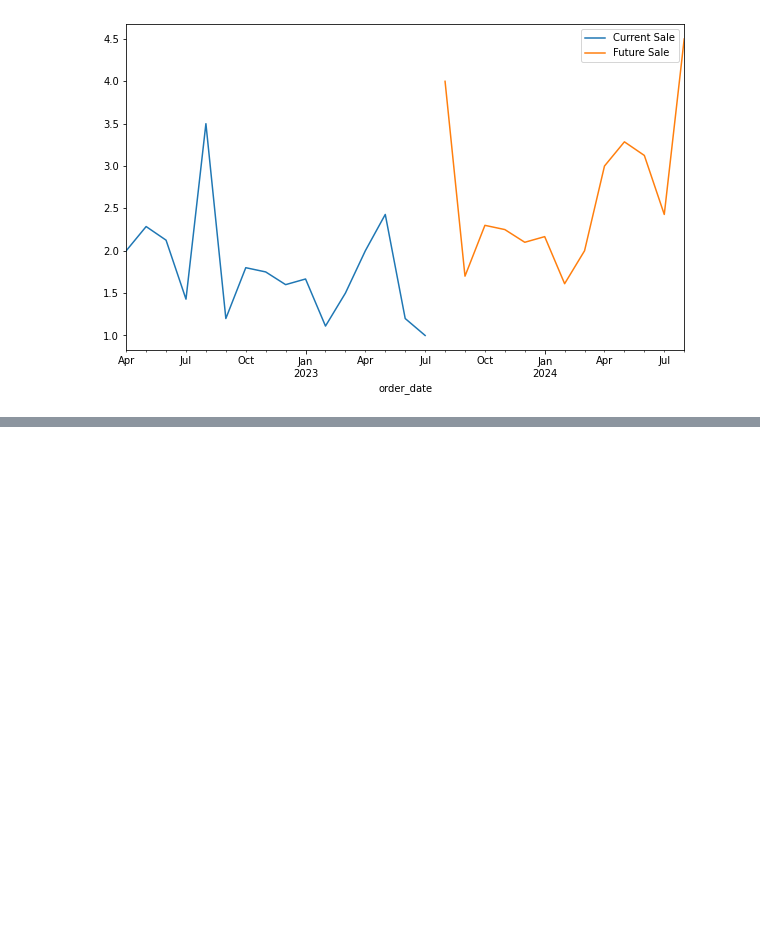
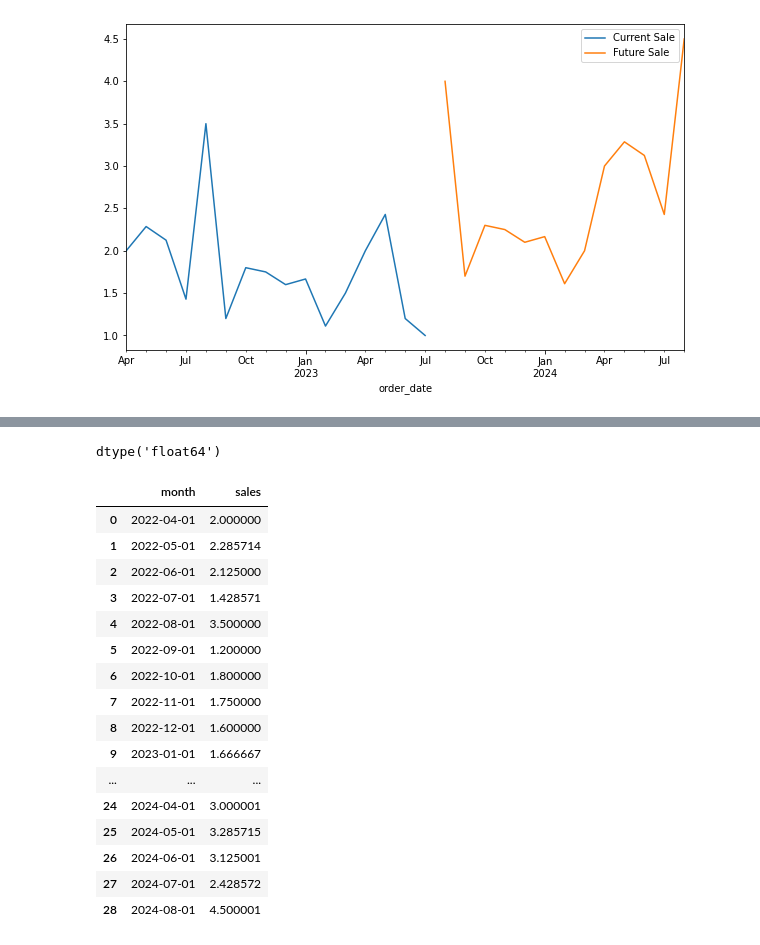
Before and after one commit to kevanoktavio/CloudWine_DemandPrediction, a Jupyter notebook: development/notebooks/kevan_model.ipynb, the cells around one changed output, grey strips where cells are left out. Cells and saved outputs as stored; diff of their text form; code cells hidden in the pictures; blank space fills up the shorter version.

```diff
--- a/development/notebooks/kevan_model.ipynb
+++ b/development/notebooks/kevan_model.ipynb
@@ -410,0 +432,28 @@ future_sale.plot(legend= True, label='Future Sale')
+# %%
+y.dtype
+# %% [output]
+dtype('float64')
+# %%
+for_front_end = pd.concat([y, future_sale])
+for_front_end = for_front_end.reset_index()
+for_front_end = for_front_end.rename(columns={"index": "month", 0: "sales"})
+for_front_end.to_csv('../datasets/demand_prediction_sarimax_sample.csv', index=False)
+for_front_end
+# %% [output]
+|  | month | sales |
+| 0 | 2022-04-01 | 2.000000 |
+| 1 | 2022-05-01 | 2.285714 |
+| 2 | 2022-06-01 | 2.125000 |
+| 3 | 2022-07-01 | 1.428571 |
+| 4 | 2022-08-01 | 3.500000 |
+| 5 | 2022-09-01 | 1.200000 |
+| 6 | 2022-10-01 | 1.800000 |
+| 7 | 2022-11-01 | 1.750000 |
+| 8 | 2022-12-01 | 1.600000 |
+| 9 | 2023-01-01 | 1.666667 |
+| ... | ... | ... |
+| 24 | 2024-04-01 | 3.000001 |
+| 25 | 2024-05-01 | 3.285715 |
+| 26 | 2024-06-01 | 3.125001 |
+| 27 | 2024-07-01 | 2.428572 |
+| 28 | 2024-08-01 | 4.500001 |
```
Also changed, not shown: parts of 7 cells of this notebook, 1 other file.
